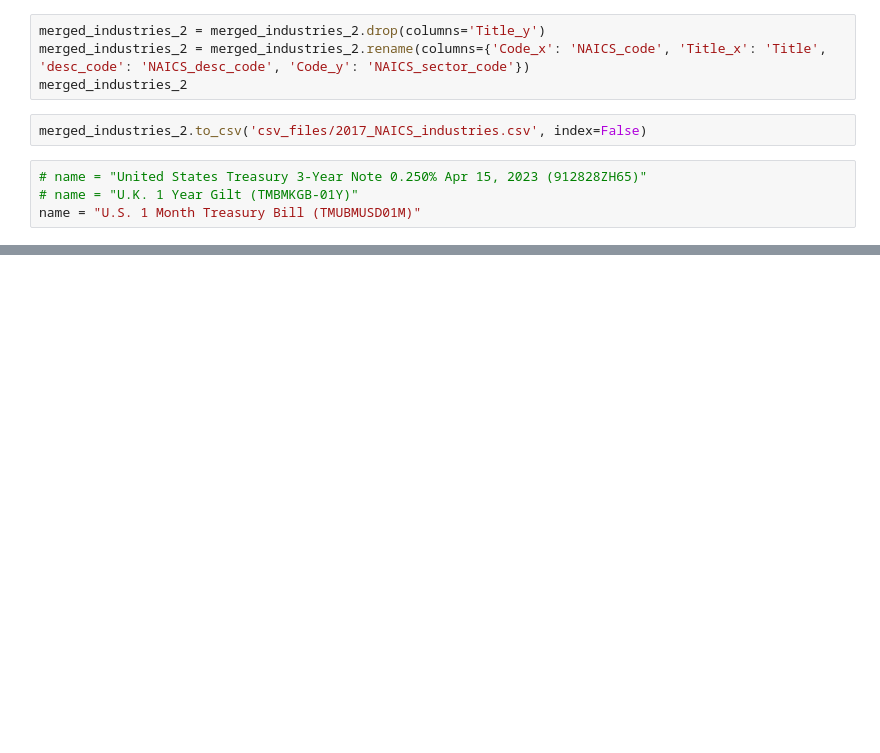
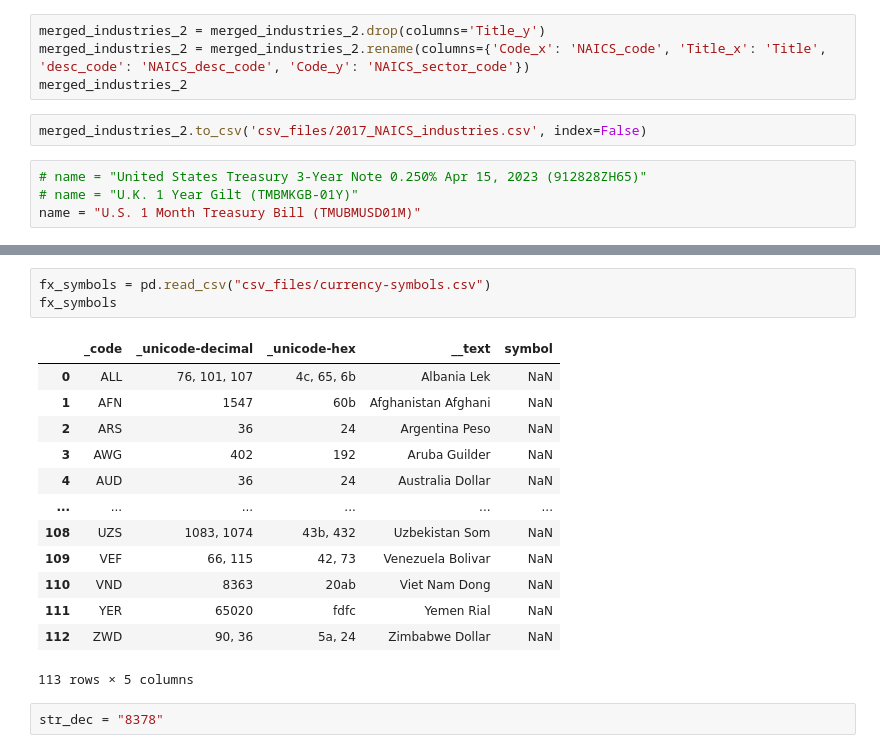
Before and after one commit to Saran33/TickerScrape, a Jupyter notebook: Worksheet.ipynb, the cells around one changed output, grey strips where cells are left out. Drawn from its saved outputs; the diff is of its cells as text; blank space fills up the shorter version.

```diff
--- a/Worksheet.ipynb
+++ b/Worksheet.ipynb
@@ -564,0 +682,19 @@ def extract_bond_country(name):
+# %%
+fx_symbols = pd.read_csv("csv_files/currency-symbols.csv")
+fx_symbols
+# %% [output]
+|  | _code | _unicode-decimal | _unicode-hex | __text | symbol |
+| 0 | ALL | 76, 101, 107 | 4c, 65, 6b | Albania Lek | NaN |
+| 1 | AFN | 1547 | 60b | Afghanistan Afghani | NaN |
+| 2 | ARS | 36 | 24 | Argentina Peso | NaN |
+| 3 | AWG | 402 | 192 | Aruba Guilder | NaN |
+| 4 | AUD | 36 | 24 | Australia Dollar | NaN |
+| ... | ... | ... | ... | ... | ... |
+| 108 | UZS | 1083, 1074 | 43b, 432 | Uzbekistan Som | NaN |
+| 109 | VEF | 66, 115 | 42, 73 | Venezuela Bolivar | NaN |
+| 110 | VND | 8363 | 20ab | Viet Nam Dong | NaN |
+| 111 | YER | 65020 | fdfc | Yemen Rial | NaN |
+| 112 | ZWD | 90, 36 | 5a, 24 | Zimbabwe Dollar | NaN |
+113 rows × 5 columns
+# %%
+str_dec = "8378"
```
Also changed, not shown: parts of 28 cells of this notebook, 25 other files.
